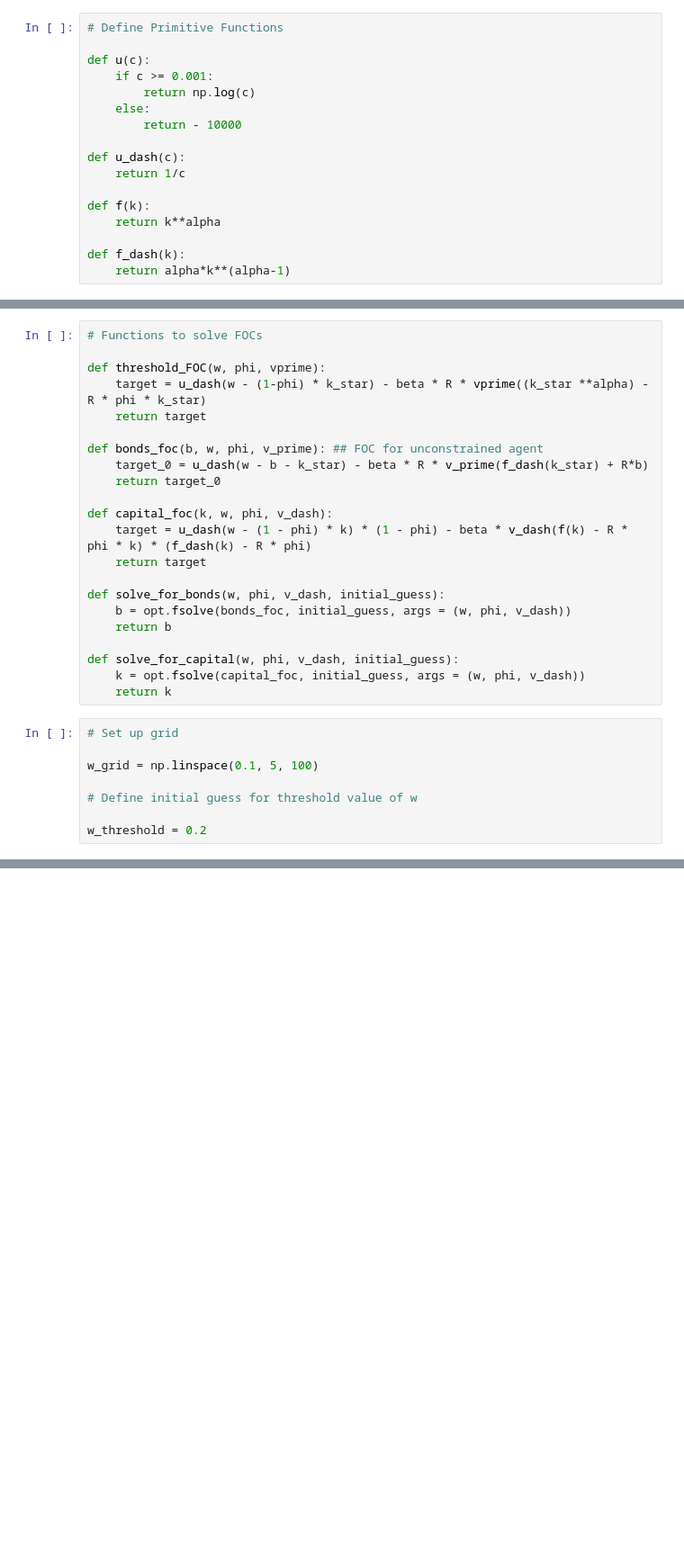
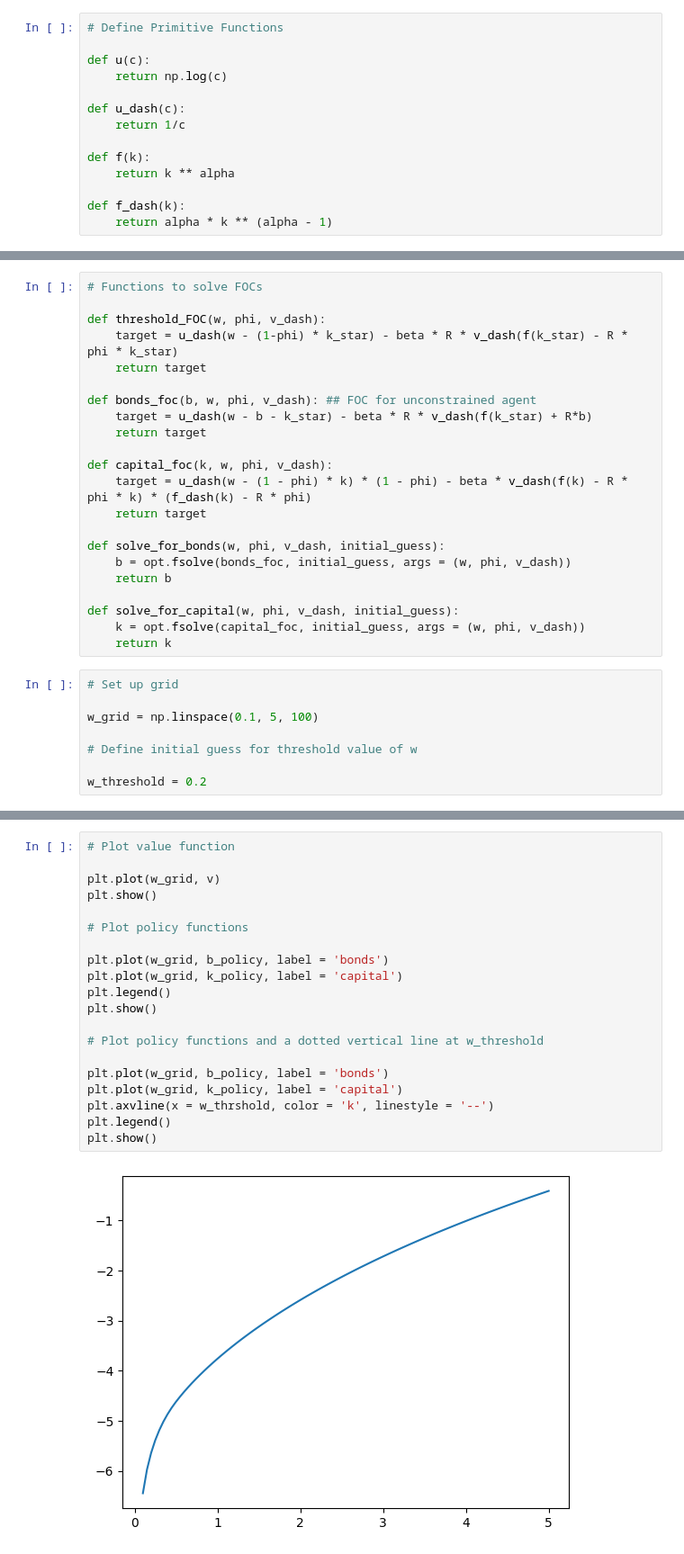
Before and after one commit to TomRutter42/Macro, a Jupyter notebook: HW3_Q2_Attempt2.ipynb, the cells around one changed output, grey strips where cells are left out. Shown at 90% size. Saved outputs shown, nothing was run; the diff lists cells and outputs as text; blank space fills up the shorter version.

```diff
--- a/HW3_Q2_Attempt2.ipynb
+++ b/HW3_Q2_Attempt2.ipynb
@@ -17,19 +18,16 @@ alpha = 1/3
 # Define Primitive Functions
 
 def u(c):
-    if c >= 0.001:
-        return np.log(c)
-    else:
-        return - 10000
+    return np.log(c)
 
 def u_dash(c):
     return 1/c
 
 def f(k):
-    return k**alpha
+    return k ** alpha
 
 def f_dash(k):
-    return alpha*k**(alpha-1)
+    return alpha * k ** (alpha - 1)
 # %%
 # Calculate optimal k
 
@@ -40,13 +38,13 @@ k_star = calculate_optimal_k(R, alpha)
 # %%
 # Functions to solve FOCs
 
-def threshold_FOC(w, phi, vprime):
-    target = u_dash(w - (1-phi) * k_star) - beta * R * vprime((k_star **alpha) - R * phi * k_star)
+def threshold_FOC(w, phi, v_dash):
+    target = u_dash(w - (1-phi) * k_star) - beta * R * v_dash(f(k_star) - R * phi * k_star)
     return target
 
-def bonds_foc(b, w, phi, v_prime): ## FOC for unconstrained agent
-    target_0 = u_dash(w - b - k_star) - beta * R * v_prime(f_dash(k_star) + R*b)
-    return target_0
+def bonds_foc(b, w, phi, v_dash): ## FOC for unconstrained agent
+    target = u_dash(w - b - k_star) - beta * R * v_dash(f(k_star) + R*b)
+    return target
 
 def capital_foc(k, w, phi, v_dash):
     target = u_dash(w - (1 - phi) * k) * (1 - phi) - beta * v_dash(f(k) - R * phi * k) * (f_dash(k) - R * phi)
@@ -189,0 +187,22 @@ Capital Policy
+# %%
+# Plot value function
+
+plt.plot(w_grid, v)
+plt.show()
+
+# Plot policy functions
+
+plt.plot(w_grid, b_policy, label = 'bonds')
+plt.plot(w_grid, k_policy, label = 'capital')
+plt.legend()
+plt.show()
+
+# Plot policy functions and a dotted vertical line at w_threshold
+
+plt.plot(w_grid, b_policy, label = 'bonds')
+plt.plot(w_grid, k_policy, label = 'capital')
+plt.axvline(x = w_thrshold, color = 'k', linestyle = '--')
+plt.legend()
+plt.show()
+# %% [output]
+[figure, added]
```
Also changed, not shown: parts of 4 cells of this notebook.
